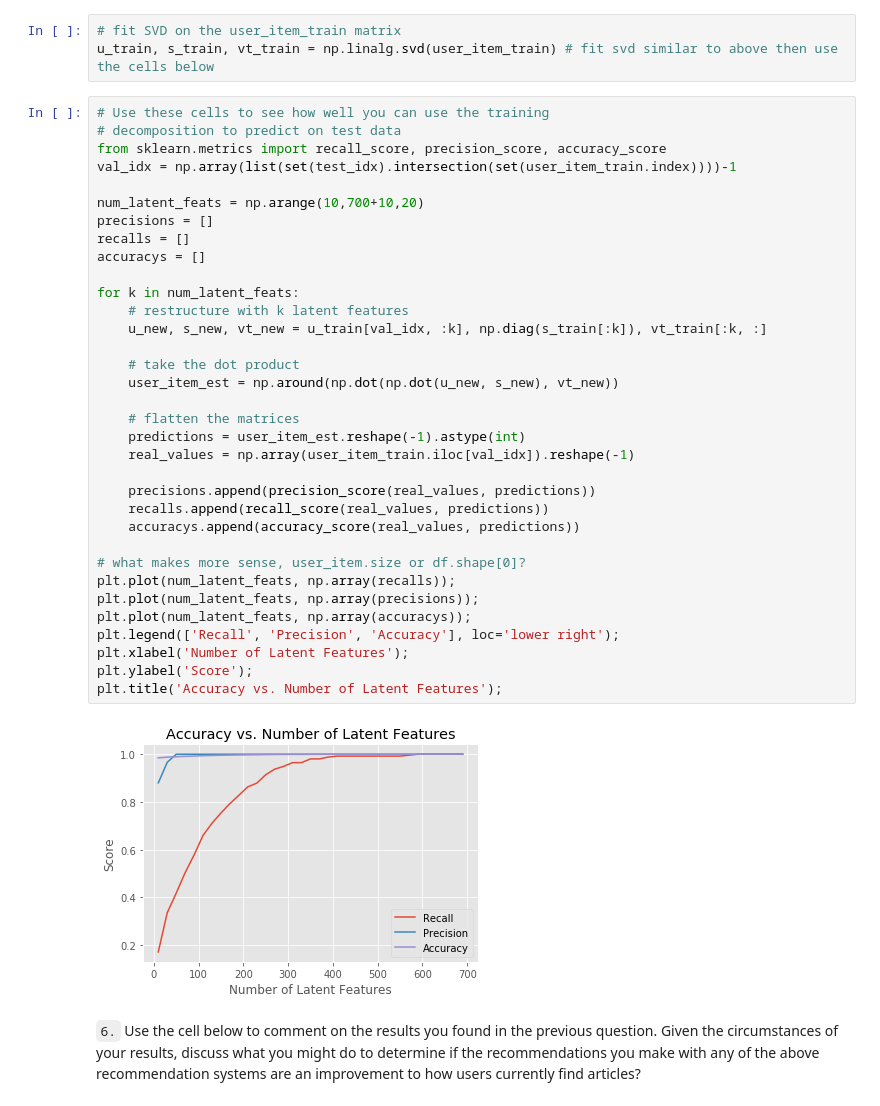
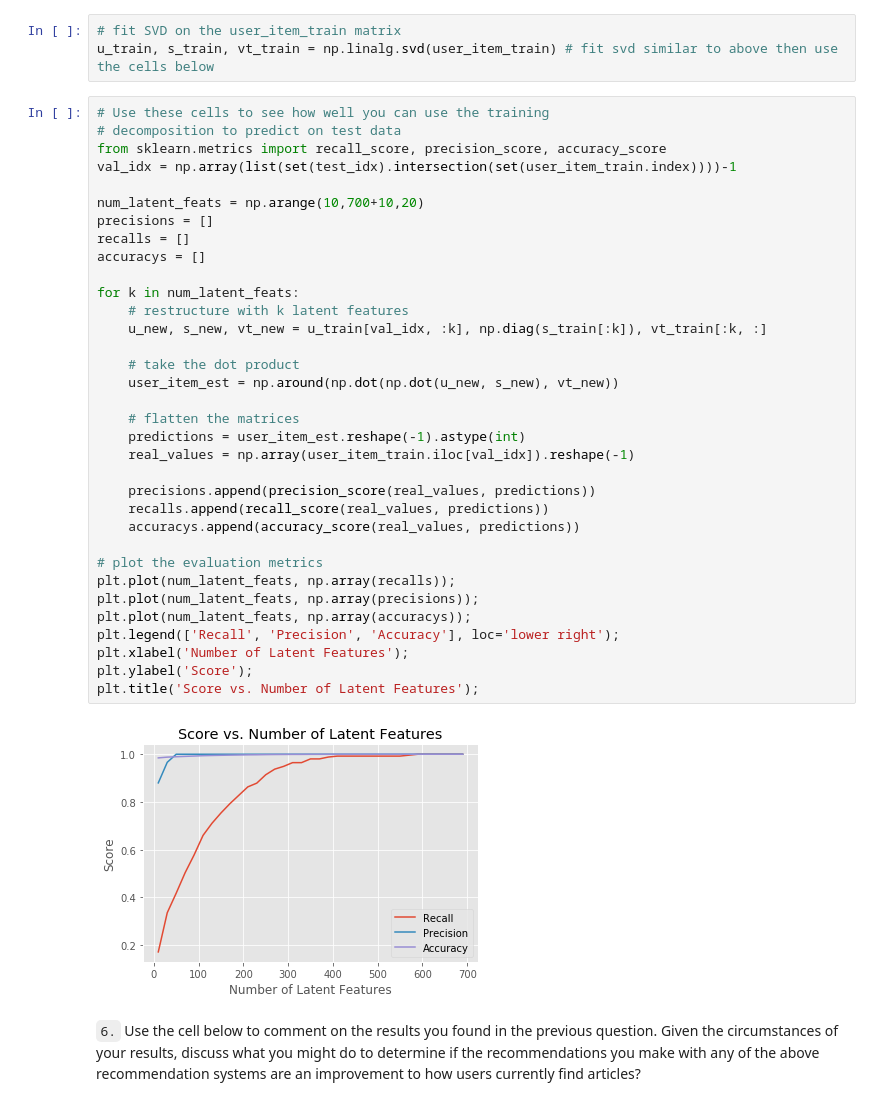
Before and after one commit to luethe007/Udacity_DSND_Recommendations, a Jupyter notebook: Recommendations_with_IBM.ipynb, the cells around one changed output. Cells and saved outputs as stored; diff of their text form.

```diff
--- a/Recommendations_with_IBM.ipynb
+++ b/Recommendations_with_IBM.ipynb
@@ -662,36 +650,36 @@ u_train, s_train, vt_train = np.linalg.svd(user_item_train) # fit svd similar to
 from sklearn.metrics import recall_score, precision_score, accuracy_score
 val_idx = np.array(list(set(test_idx).intersection(set(user_item_train.index))))-1
 
 num_latent_feats = np.arange(10,700+10,20)
 precisions = []
 recalls = []
 accuracys = []
 
 for k in num_latent_feats:
     # restructure with k latent features
     u_new, s_new, vt_new = u_train[val_idx, :k], np.diag(s_train[:k]), vt_train[:k, :]
 
     # take the dot product
     user_item_est = np.around(np.dot(np.dot(u_new, s_new), vt_new))
 
     # flatten the matrices
     predictions = user_item_est.reshape(-1).astype(int)
     real_values = np.array(user_item_train.iloc[val_idx]).reshape(-1)
 
     precisions.append(precision_score(real_values, predictions))
     recalls.append(recall_score(real_values, predictions))
     accuracys.append(accuracy_score(real_values, predictions))
 
-# what makes more sense, user_item.size or df.shape[0]?
+# plot the evaluation metrics
 plt.plot(num_latent_feats, np.array(recalls));
 plt.plot(num_latent_feats, np.array(precisions));
 plt.plot(num_latent_feats, np.array(accuracys));
 plt.legend(['Recall', 'Precision', 'Accuracy'], loc='lower right');
 plt.xlabel('Number of Latent Features');
 plt.ylabel('Score');
-plt.title('Accuracy vs. Number of Latent Features');
+plt.title('Score vs. Number of Latent Features');
 # %% [output]
-[figure, old version]
+[figure, new version]
 # %% [markdown]
 `6.` Use the cell below to comment on the results you found in the previous question. Given the circumstances of your results, discuss what you might do to determine if the recommendations you make with any of the above recommendation systems are an improvement to how users currently find articles?
 # %% [markdown]
```
Also changed, not shown: parts of 17 cells of this notebook.
